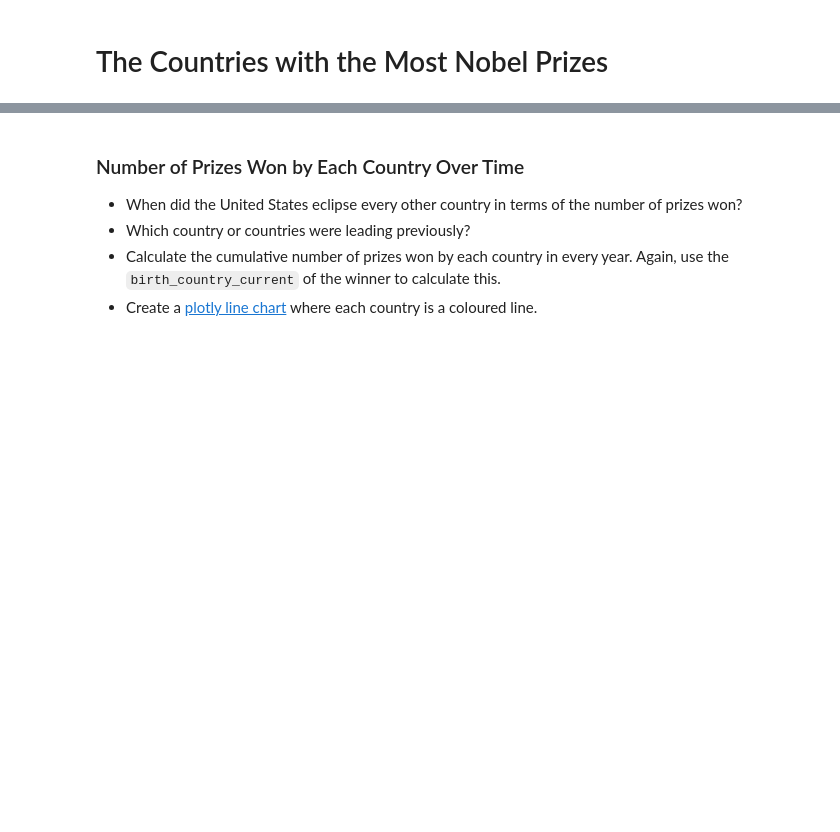
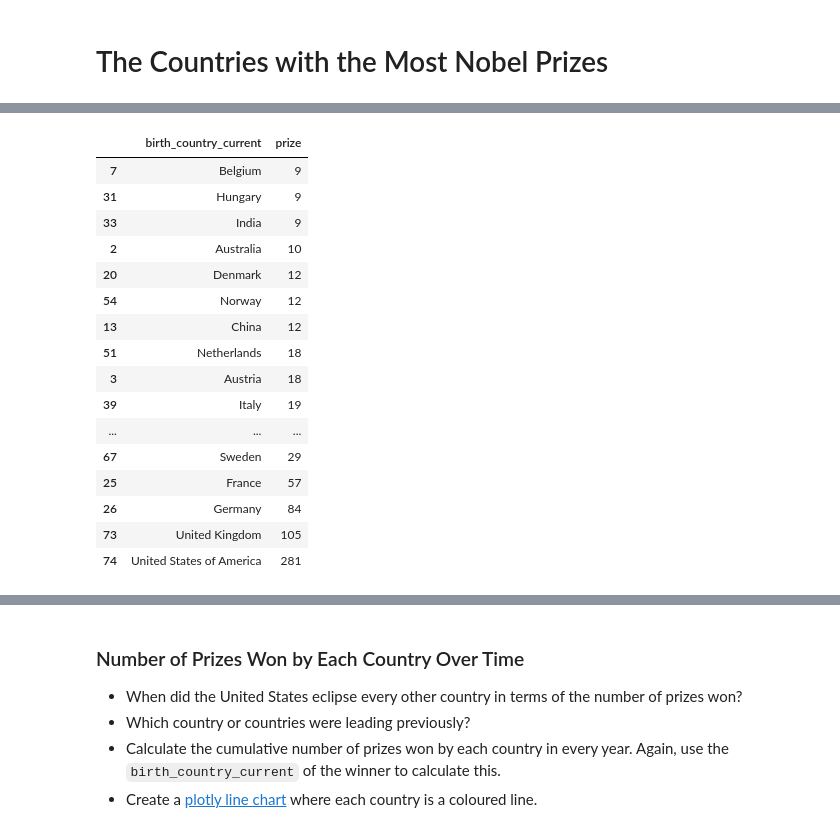
Before and after one commit to krook98/nobel-prize-analysis, a Jupyter notebook: Nobel_Prize_Analysis_(start).ipynb, the cells around one changed output, grey strips where cells are left out. Drawn from its saved outputs; the diff is of its cells as text; code cells hidden in the pictures; blank space fills up the shorter version.

```diff
--- a/Nobel_Prize_Analysis_(start).ipynb
+++ b/Nobel_Prize_Analysis_(start).ipynb
@@ -375,3 +428,26 @@ plt.show()
 <img src=https://i.imgur.com/agcJdRS.png width=750>
 
 * What is the ranking for the top 20 countries in terms of the number of prizes?
+# %%
+top_countries = df_data.groupby(['birth_country_current'], as_index=False).agg({'prize': pd.Series.count})
+top_countries.sort_values(by='prize', inplace=True)
+top20_countries = top_countries[-20:]
+top20_countries
+# %% [output]
+|  | birth_country_current | prize |
+| 7 | Belgium | 9 |
+| 31 | Hungary | 9 |
+| 33 | India | 9 |
+| 2 | Australia | 10 |
+| 20 | Denmark | 12 |
+| 54 | Norway | 12 |
+| 13 | China | 12 |
+| 51 | Netherlands | 18 |
+| 3 | Austria | 18 |
+| 39 | Italy | 19 |
+| ... | ... | ... |
+| 67 | Sweden | 29 |
+| 25 | France | 57 |
+| 26 | Germany | 84 |
+| 73 | United Kingdom | 105 |
+| 74 | United States of America | 281 |
```
Also changed, not shown: parts of 12 cells of this notebook.
